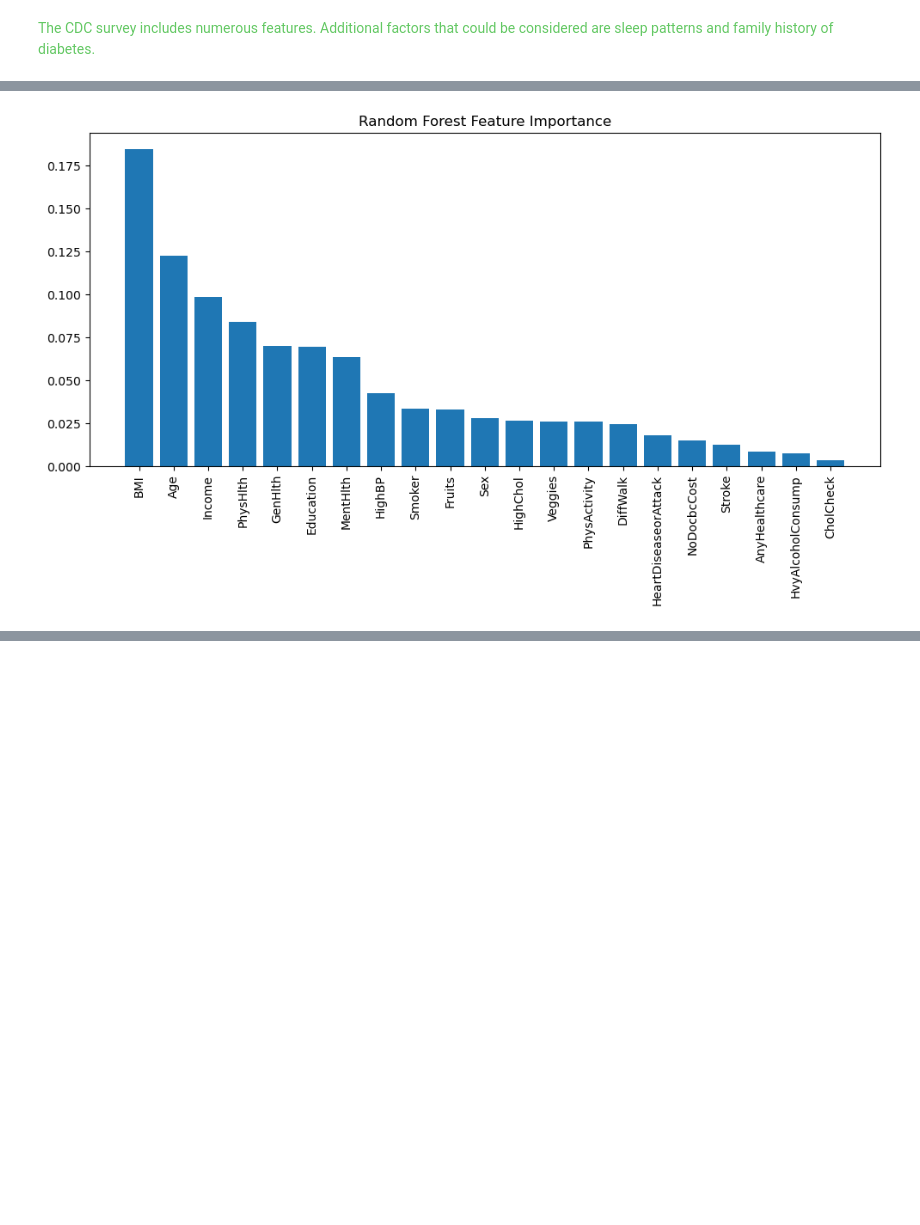
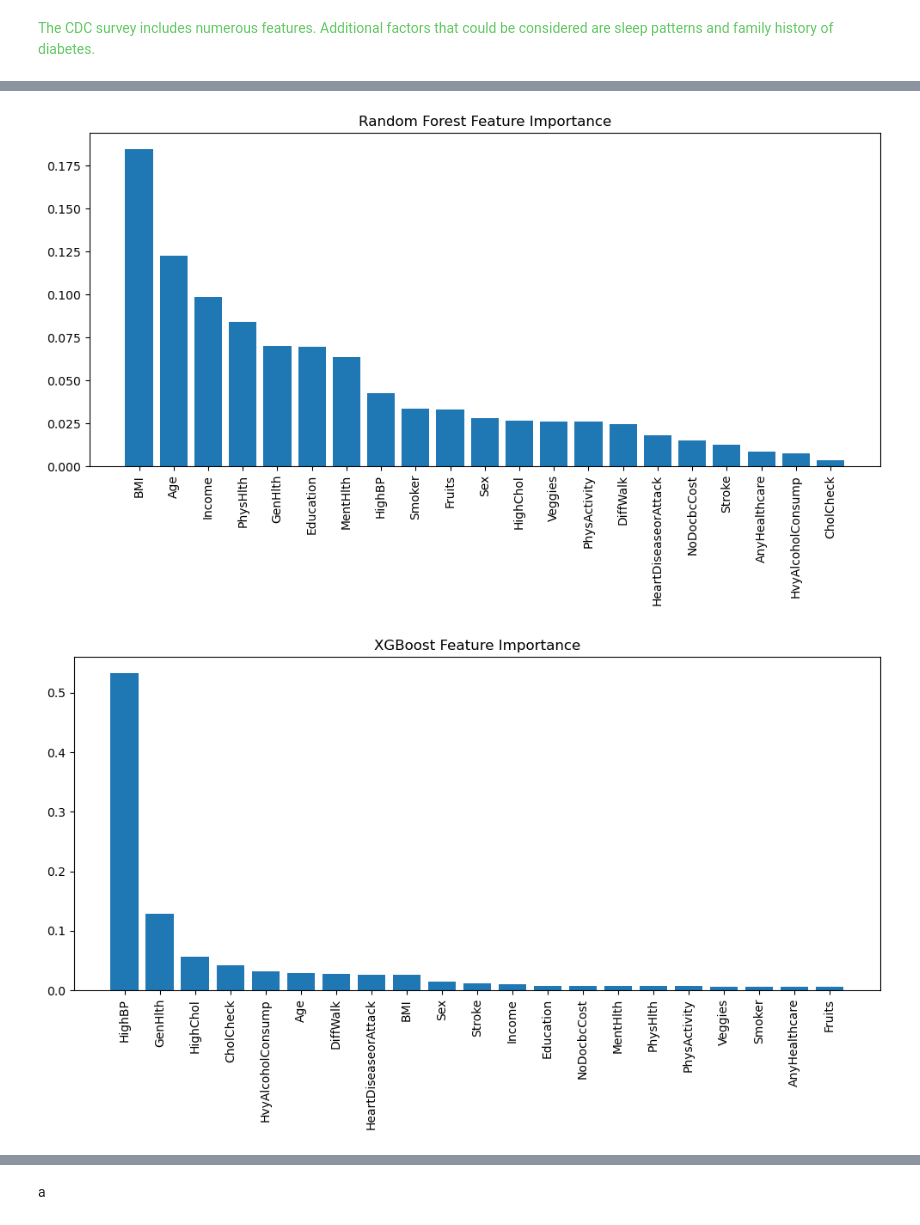
Before and after one commit to VegardMytting/IE500618-Machine-Learning, a Jupyter notebook: Assignment 2 - Diabetes Classification/A2.ipynb, the cells around one changed output, grey strips where cells are left out. Drawn from its saved outputs; the diff is of its cells as text; code cells hidden in the pictures; blank space fills up the shorter version.

```diff
--- a/Assignment 2 - Diabetes Classification/A2.ipynb
+++ b/Assignment 2 - Diabetes Classification/A2.ipynb
@@ -59,21 +61,22 @@ an individual has diabetes? Do you recommend additional features in the data?
 from sklearn.linear_model import LogisticRegression
 from sklearn.ensemble import RandomForestClassifier
 from sklearn.metrics import confusion_matrix, classification_report
+from xgboost import XGBClassifier
 
 # Initialize the models
 log_reg = LogisticRegression()
 rf = RandomForestClassifier(n_estimators=100, random_state=42)
-# xgb = XGBClassifier(use_label_encoder=False, eval_metric='mlogloss', random_state=42)
+xgb = XGBClassifier(eval_metric='mlogloss', random_state=42)
 
 # Fit the models
 log_reg.fit(X_train, y_train)
 rf.fit(X_train, y_train)
-# xgb.fit(X_train, y_train)
+xgb.fit(X_train, y_train)
 
 # Make predictions
 log_reg_pred = log_reg.predict(X_test)
 rf_pred = rf.predict(X_test)
-# xgb_pred = xgb.predict(X_test)
+xgb_pred = xgb.predict(X_test)
 
 # Evaluate the models
 print("Logistic Regression")
@@ -84,9 +87,9 @@ print("Random Forest")
 print(confusion_matrix(y_test, rf_pred))
 print(classification_report(y_test, rf_pred))
 
-# print("XGBoost")
-# print(confusion_matrix(y_test, xgb_pred))
-# print(classification_report(y_test, xgb_pred))
+print("XGBoost")
+print(confusion_matrix(y_test, xgb_pred))
+print(classification_report(y_test, xgb_pred))
 # %% [output]
 Logistic Regression
 [[42775   964]
@@ -108,27 +111,36 @@ weighted avg       0.82      0.86      0.83     50736
 # %%
-import matplotlib.pyplot as plt
-
-# Feature Importance for Random Forest
+# Feature importance for Random Forest
 importances_rf = rf.feature_importances_
 indices_rf = np.argsort(importances_rf)[::-1]
 
-# Plot the feature importance
 plt.figure(figsize=(10,6))
 plt.title('Random Forest Feature Importance')
 plt.bar(range(X_train.shape[1]), importances_rf[indices_rf], align='center')
 plt.xticks(range(X_train.shape[1]), X.columns[indices_rf], rotation=90)
 plt.tight_layout()
 plt.show()
 
-# Feature Importance for XGBoost
-# importances_xgb = xgb.feature_importances_
-# indices_xgb = np.argsort(importances_xgb)[::-1]
+# Feature importance for XGBoost
+importances_xgb = xgb.feature_importances_
+indices_xgb = np.argsort(importances_xgb)[::-1]
 
-# plt.figure(figsize=(10,6))
-# plt.title('XGBoost Feature Importance')
-# plt.bar(range(X_train.shape[1]), importances_xgb[indices_xgb], align='center')
-# plt.xticks(range(X_train.shape[1]), X.columns[indices_xgb], rotation=90)
-# plt.tight_layout()
-# plt.show()
+plt.figure(figsize=(10,6))
+plt.title('XGBoost Feature Importance')
+plt.bar(range(X_train.shape[1]), importances_xgb[indices_xgb], align='center')
+plt.xticks(range(X_train.shape[1]), X.columns[indices_xgb], rotation=90)
+plt.tight_layout()
+plt.show()
+
+# Feature importance for Logistic Regression (coefficients)
+importances_log_reg = np.abs(log_reg.coef_[0])  # Taking absolute value for importance
+indices_log_reg = np.argsort(importances_log_reg)[::-1]
+
+plt.figure(figsize=(10,6))
+plt.title('Logistic Regression Feature Importance (Coefficients)')
+plt.bar(range(X_train.shape[1]), importances_log_reg[indices_log_reg], align='center')
+plt.xticks(range(X_train.shape[1]), X.columns[indices_log_reg], rotation=90)
+plt.tight_layout()
+plt.show()
 # %% [output]
 [figure]
+[figure, added]
@@ -134,0 +148,2 @@ plt.show()
+# %% [markdown]
+a
```
Also changed, not shown: parts of 5 cells of this notebook.
